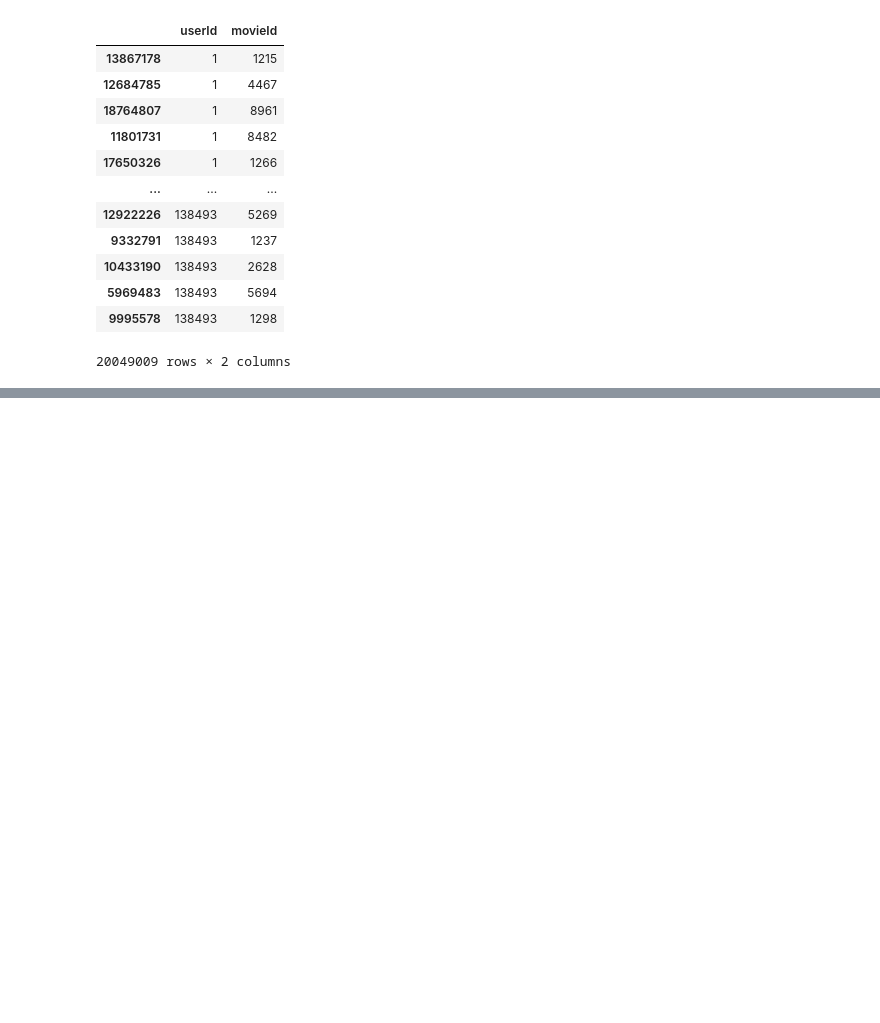
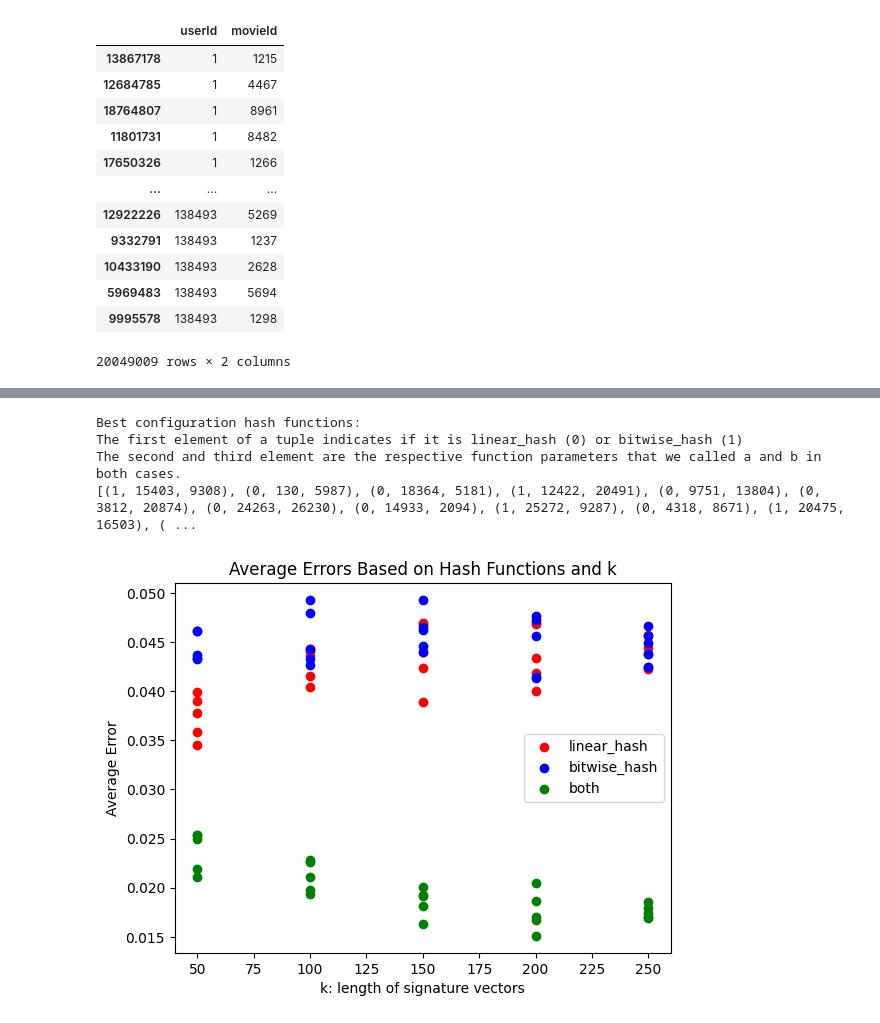
Before and after one commit to gmaurer08/ADM-HW4, a Jupyter notebook: main.ipynb, the cells around one changed output, grey strips where cells are left out. Saved outputs shown, nothing was run; the diff lists cells and outputs as text; code cells hidden in the pictures; blank space fills up the shorter version.

```diff
--- a/main.ipynb
+++ b/main.ipynb
@@ -433,0 +977,30 @@ Time for minhash:  17.465389013290405
+# %%
+# Let us safe the results table in a csv file
+results = results_df.to_csv()
+
+# Print parameters
+print('Best configuration hash functions: ')
+print('The first element of a tuple indicates if it is linear_hash (0) or bitwise_hash (1)')
+print('The second and third element are the respective function parameters that we called a and b in both cases.')
+print(best_configuration3)
+
+# Make dataframes for specific functions
+linear_results_df = results_df[results_df['hashFunction']=='linear_hash']
+bitwise_results_df = results_df[results_df['hashFunction']=='bitwise_hash']
+both_results_df = results_df[results_df['hashFunction']=='both']
+
+# Create the scatter plots
+plt.scatter(linear_results_df['k'], linear_results_df['avg_error'], color='red', label='linear_hash')
+plt.scatter(bitwise_results_df['k'], bitwise_results_df['avg_error'], color='blue', label='bitwise_hash')
+plt.scatter(both_results_df['k'], both_results_df['avg_error'], color='green', label='both')
+plt.xlabel('k: length of signature vectors')
+plt.ylabel('Average Error')
+plt.title('Average Errors Based on Hash Functions and k')
+plt.legend()
+plt.show()
+# %% [output]
+Best configuration hash functions:
+The first element of a tuple indicates if it is linear_hash (0) or bitwise_hash (1)
+The second and third element are the respective function parameters that we called a and b in both cases.
+[(1, 15403, 9308), (0, 130, 5987), (0, 18364, 5181), (1, 12422, 20491), (0, 9751, 13804), (0, 3812, 20874), (0, 24263, 26230), (0, 14933, 2094), (1, 25272, 9287), (0, 4318, 8671), (1, 20475, 16503), ( ...
+[figure, added]
```
Also changed, not shown: parts of 26 cells of this notebook, 1 other file.
